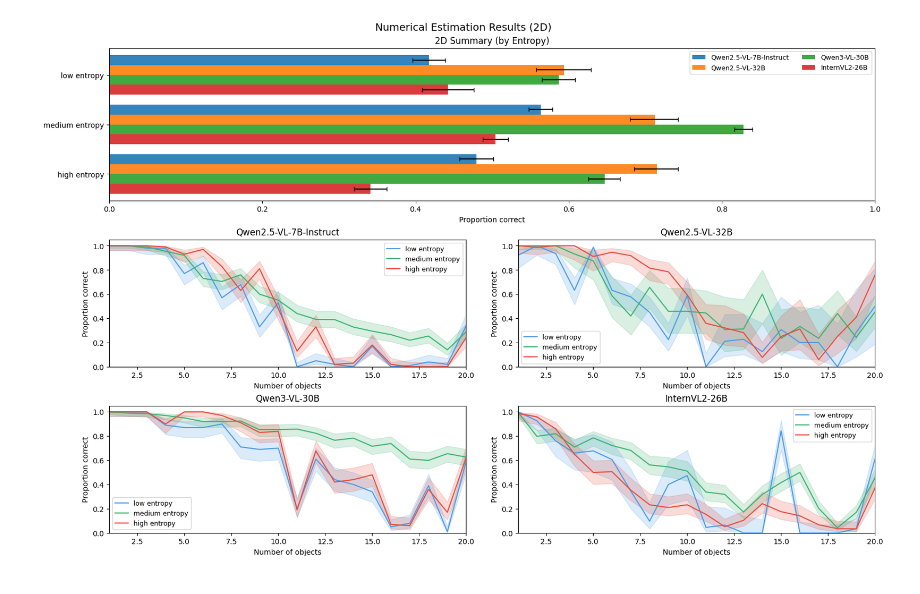
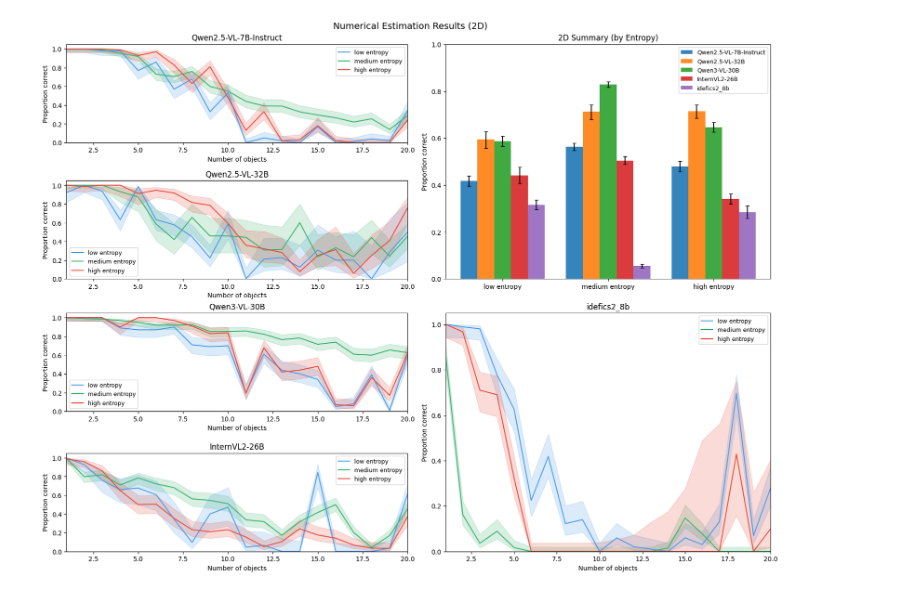
Before and after one commit to kellemNegasi/binding-open-vlm, a Jupyter notebook: Plotter.ipynb, the cells around one changed output. Saved outputs shown, nothing was run; the diff lists cells and outputs as text; code cells hidden in the pictures.

Commit message:
new results and scripts

```diff
--- a/Plotter.ipynb
+++ b/Plotter.ipynb
@@ -75,11 +75,15 @@ def summary_by_entropy(pooled_one_model):
 # Plotting
 # ----------------------------
 def plot_numerical_estimation(model_dfs, title="Numerical Estimation Results (2D)"):
-    """model_dfs: dict[display_name -> raw dataframe]."""
+    """Layout:
+      - Left column: first 4 models (stacked line plots)
+      - Right column: vertical summary bar chart (top) + last model line plot (bottom)
+    """
     if not model_dfs:
         raise ValueError("model_dfs is empty")
 
     model_names = list(model_dfs.keys())
+    n_models = len(model_names)
 
     pooled = {name: prepare_pooled(df, name) for name, df in model_dfs.items()}
     summ = pd.concat([summary_by_entropy(p) for p in pooled.values()], ignore_index=True)
@@ -100,25 +104,31 @@ def plot_numerical_estimation(model_dfs, title="Numerical Estimation Results (2D
         "high_entropy": "#E74C3C",
     }
 
-    n_models = len(model_names)
-    ncols = 2
-    nrows = int(np.ceil(n_models / ncols))
+    # ---- Decide who goes where (assumes 5 models: 4 left, 1 right) ----
+    left_models = model_names[:4]
+    right_model = model_names[4] if n_models >= 5 else (model_names[-1] if n_models else None)
 
-    fig = plt.figure(figsize=(16, 3.8 + 3.2 * nrows), constrained_layout=True)
-    gs = fig.add_gridspec(nrows + 1, ncols, height_ratios=[1.2] + [1.0] * nrows)
+    # ---- Figure + Grid ----
+    # 4 rows total. Right column: bar spans rows 0-1, model spans rows 2-3
+    fig = plt.figure(figsize=(16, 12), constrained_layout=True)
+    gs = fig.add_gridspec(
+        4, 2,
+        width_ratios=[1.05, 1.0],
+        height_ratios=[1, 1, 1, 1]
+    )
     fig.suptitle(title, fontsize=14)
 
-    ax_bar = fig.add_subplot(gs[0, :])
+    # Left column axes (4 model plots)
+    ax_left = [fig.add_subplot(gs[r, 0]) for r in range(4)]
 
-    line_axes = []
-    for r in range(nrows):
-        for c in range(ncols):
-            line_axes.append(fig.add_subplot(gs[r + 1, c]))
+    # Right column axes
+    ax_bar = fig.add_subplot(gs[0:2, 1])       # top half
+    ax_right_model = fig.add_subplot(gs[2:4, 1])  # bottom half
 
-    # -------- Summary barh --------
-    y_base = np.arange(len(entropy_order))
-    bar_h = 0.8 / max(n_models, 1)
-    offsets = (np.arange(n_models) - (n_models - 1) / 2.0) * bar_h
+    # ---- Vertical summary bar chart ----
+    x_base = np.arange(len(entropy_order))
+    bar_w = 0.8 / max(n_models, 1)
+    offsets = (np.arange(n_models) - (n_models - 1) / 2.0) * bar_w
 
     for i, model_name in enumerate(model_names):
         sub = summ[summ["model"] == model_name].set_index("entropy_group")
@@ -132,70 +142,79 @@ def plot_numerical_estimation(model_dfs, title="Numerical Estimation Results (2D
             el.append(a - lo if np.isfinite(a) else np.nan)
             eh.append(hi - a if np.isfinite(a) else np.nan)
 
-        y = y_base + offsets[i]
-        ax_bar.barh(
-            y,
+        x = x_base + offsets[i]
+        ax_bar.bar(
+            x,
             accs,
-            height=bar_h,
-            xerr=np.vstack([el, eh]),
+            width=bar_w,
+            yerr=np.vstack([el, eh]),
             color=model_colors[model_name],
             alpha=0.9,
             capsize=3,
             label=model_name,
         )
 
-    ax_bar.set_yticks(y_base)
-    ax_bar.set_yticklabels([entropy_label[g] for g in entropy_order])
-    ax_bar.invert_yaxis()
-    ax_bar.set_xlim(0, 1.0)
-    ax_bar.set_xlabel("Proportion correct")
+    ax_bar.set_xticks(x_base)
+    ax_bar.set_xticklabels([entropy_label[g] for g in entropy_order], rotation=0)
+    ax_bar.set_ylim(0, 1.0)
+    ax_bar.set_ylabel("Proportion correct")
     ax_bar.set_title("2D Summary (by Entropy)")
-    ax_bar.legend(frameon=True, fontsize=9, ncol=2)
+    ax_bar.legend(frameon=True, fontsize=9, ncol=1)
 
-    # -------- Per-model line plots --------
-    for ax, model_name in zip(line_axes, model_names):
+    # ---- Helper to draw one model line-plot into an axis ----
+    def draw_model_lines(ax, model_name):
         p = pooled[model_name]
         for g in entropy_order:
             sub = p[p["entropy_group"] == g].sort_values("n_objects")
             if sub.empty:
                 continue
-
             x = sub["n_objects"].values
             y = sub["accuracy"].values
             lo = sub["ci_low"].values
             hi = sub["ci_high"].values
             ax.plot(x, y, label=entropy_label[g], color=entropy_line_colors[g])
             ax.fill_between(x, lo, hi, color=entropy_line_colors[g], alpha=0.2)
 
         ax.set_xlim(1, 20)
         ax.set_ylim(0, 1.05)
         ax.set_xlabel("Number of objects")
         ax.set_ylabel("Proportion correct")
         ax.set_title(model_name)
         ax.legend(frameon=True, fontsize=9)
 
-    for ax in line_axes[len(model_names):]:
+    # ---- Left column: up to 4 models ----
+    for ax, m in zip(ax_left, left_models):
+        draw_model_lines(ax, m)
+
+    # Turn off unused left axes if <4 models
+    for ax in ax_left[len(left_models):]:
         ax.axis("off")
+
+    # ---- Right column bottom: remaining model (if exists) ----
+    if right_model is not None and right_model not in left_models:
+        draw_model_lines(ax_right_model, right_model)
+    else:
+        ax_right_model.axis("off")
 
     plt.savefig("./analysis/plots/numerical_estimation_tasks.pdf", format="pdf", bbox_inches="tight")
     plt.show()
 
-
 # ----------------------------
 # Example usage
 # ----------------------------
-BASE = Path("analysis/results")
+BASE = Path("analysis/results/2D")
 model_paths = {
     "Qwen2.5-VL-7B-Instruct": BASE / "qwen2.5-VL-7B-Instruct_counting.csv",
     "Qwen2.5-VL-32B": BASE / "qwen2.5-VL-32B-Instruct-AWQ_counting.csv",
     "Qwen3-VL-30B": BASE / "qwen3-vl-30b-a3b-instruct_counting.csv",
     "InternVL2-26B": BASE / "InternVL2-26B_counting.csv",
+    "idefics2_8b": BASE / "idefics2_8b_counting.csv",
 }
 
 model_dfs = {name: pd.read_csv(path) for name, path in model_paths.items()}
 plot_numerical_estimation(model_dfs)
 # %% [output]
-[figure, old version]
+[figure, new version]
 # %%
 import pandas as pd
 import numpy as np
```
Also changed, not shown: parts of 7 cells of this notebook, 34 other files.
